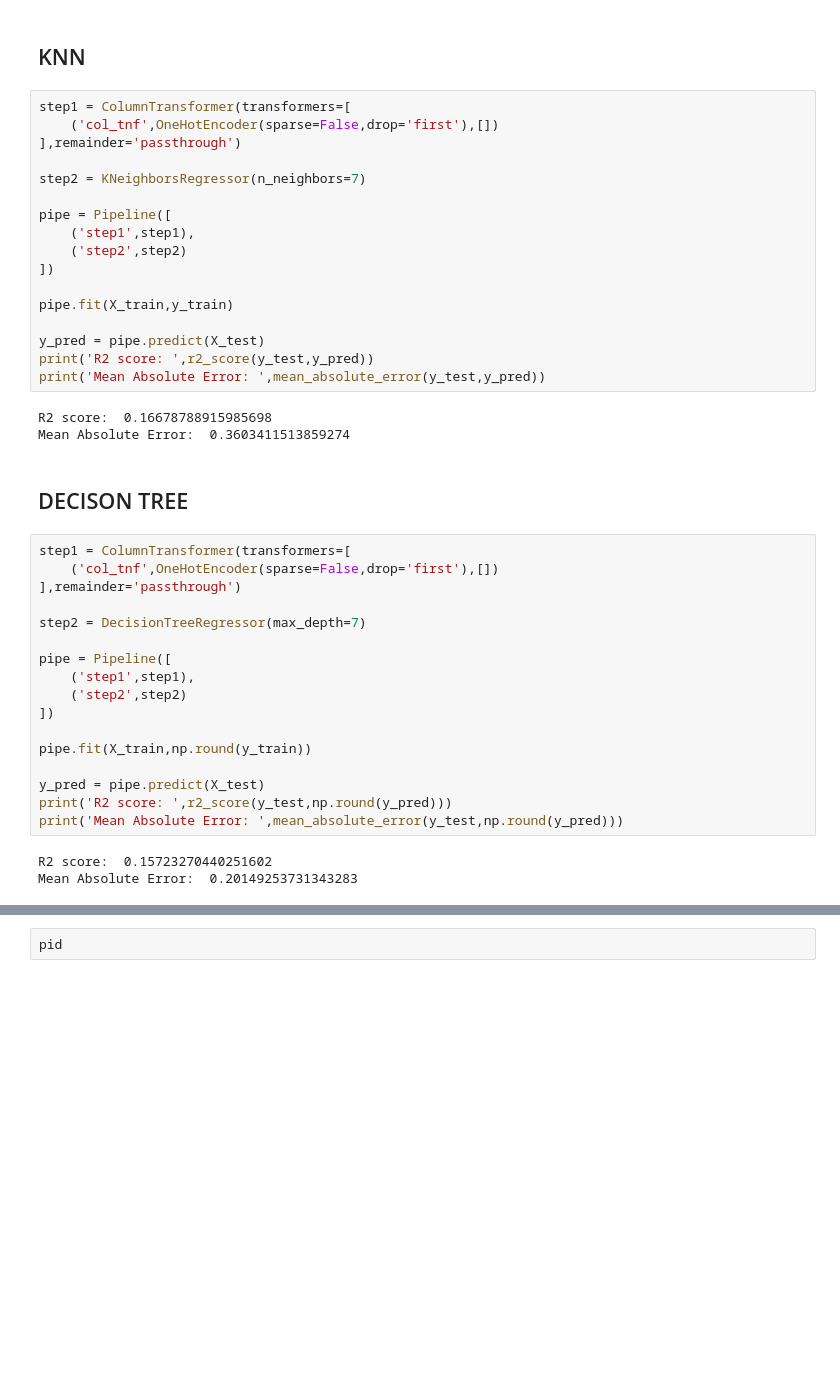
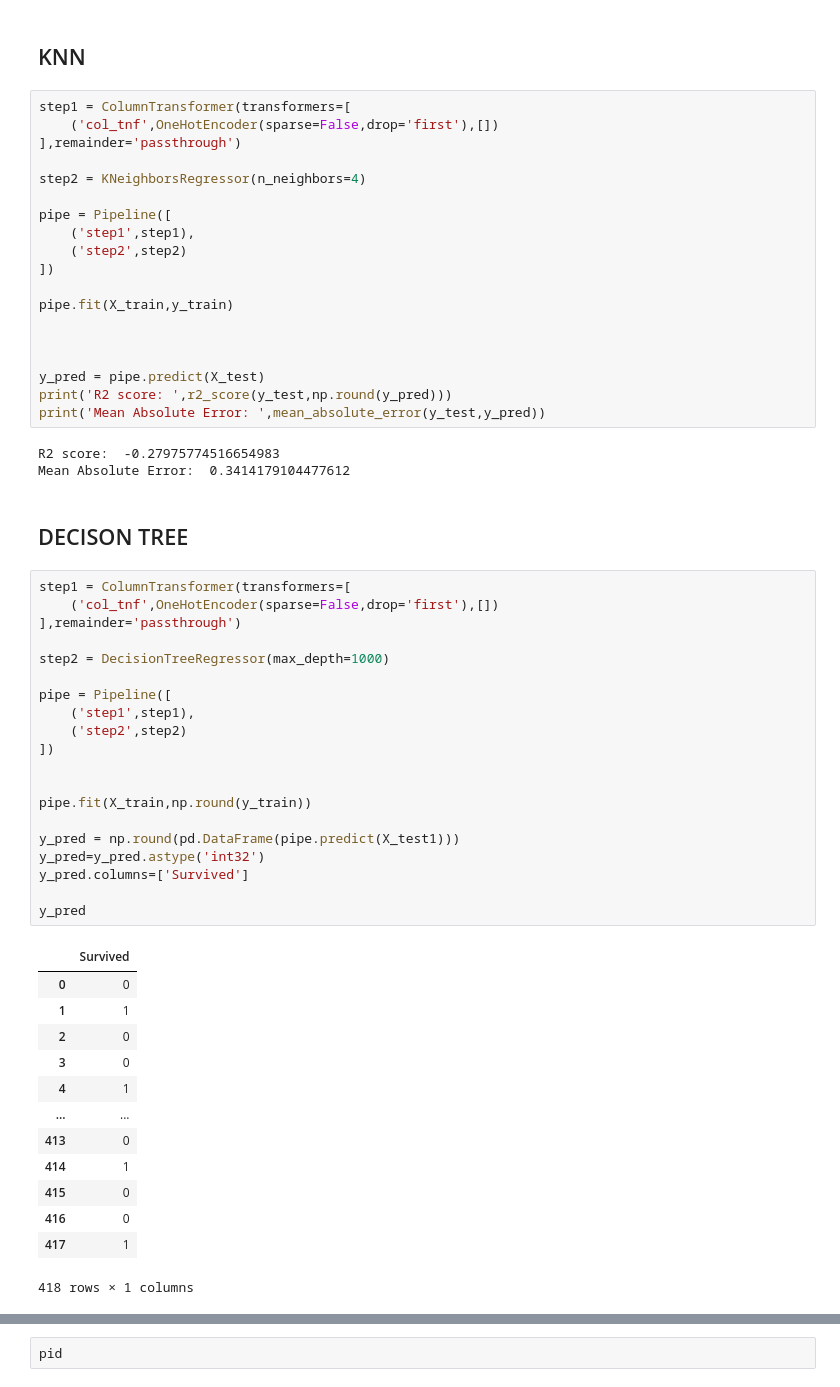
Before and after one commit to RishitParija/ML, a Jupyter notebook: TITANIC_SURVIVAL_PREDICTION.ipynb, the cells around one changed output, grey strips where cells are left out. Cells and saved outputs as stored; diff of their text form; blank space fills up the shorter version.

```diff
--- a/TITANIC_SURVIVAL_PREDICTION.ipynb
+++ b/TITANIC_SURVIVAL_PREDICTION.ipynb
@@ -487,7 +487,7 @@ step1 = ColumnTransformer(transformers=[
     ('col_tnf',OneHotEncoder(sparse=False,drop='first'),[])
 ],remainder='passthrough')
 
-step2 = KNeighborsRegressor(n_neighbors=7)
+step2 = KNeighborsRegressor(n_neighbors=4)
 
 pipe = Pipeline([
     ('step1',step1),
@@ -496,31 +496,47 @@ pipe = Pipeline([
 
 pipe.fit(X_train,y_train)
 
+
+
 y_pred = pipe.predict(X_test)
-print('R2 score: ',r2_score(y_test,y_pred))
+print('R2 score: ',r2_score(y_test,np.round(y_pred)))
 print('Mean Absolute Error: ',mean_absolute_error(y_test,y_pred))
 # %% [output]
-R2 score:  0.16678788915985698
-Mean Absolute Error:  0.3603411513859274
+R2 score:  -0.27975774516654983
+Mean Absolute Error:  0.3414179104477612
 # %% [markdown]
 ## DECISON TREE
 # %%
 step1 = ColumnTransformer(transformers=[
     ('col_tnf',OneHotEncoder(sparse=False,drop='first'),[])
 ],remainder='passthrough')
 
-step2 = DecisionTreeRegressor(max_depth=7)
+step2 = DecisionTreeRegressor(max_depth=1000)
 
 pipe = Pipeline([
     ('step1',step1),
     ('step2',step2)
 ])
 
+
 pipe.fit(X_train,np.round(y_train))
 
-y_pred = pipe.predict(X_test)
-print('R2 score: ',r2_score(y_test,np.round(y_pred)))
-print('Mean Absolute Error: ',mean_absolute_error(y_test,np.round(y_pred)))
+y_pred = np.round(pd.DataFrame(pipe.predict(X_test1)))
+y_pred=y_pred.astype('int32')
+y_pred.columns=['Survived']
+
+y_pred
 # %% [output]
+|  | Survived |
+| 0 | 0 |
+| 1 | 1 |
+| 2 | 0 |
+| 3 | 0 |
+| 4 | 1 |
+| ... | ... |
+| 413 | 0 |
+| 414 | 1 |
+| 415 | 0 |
+| 416 | 0 |
+| 417 | 1 |
-R2 score:  0.15723270440251602
-Mean Absolute Error:  0.20149253731343283
+418 rows × 1 columns
```
Also changed, not shown: parts of 11 cells of this notebook.
